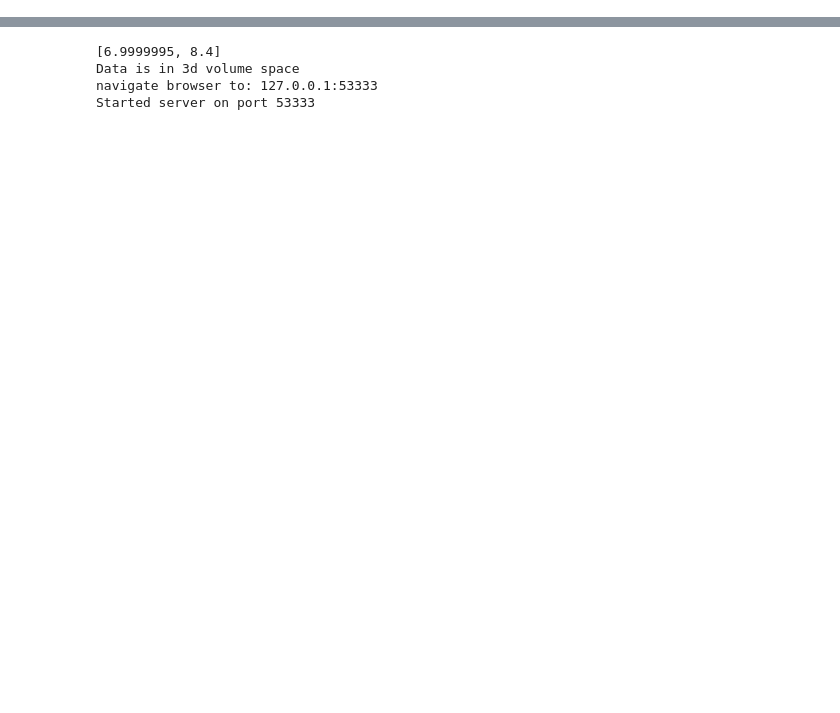
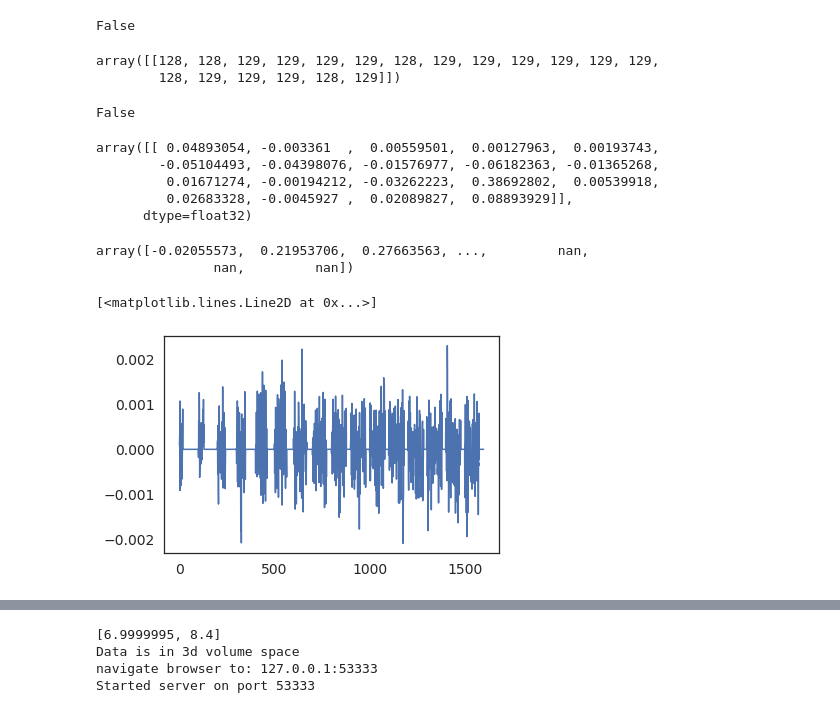
Before and after one commit to mmhenderson/modfit, a Jupyter notebook: notebooks/other_analyses/compare_semantic_discrim.ipynb, the cells around one changed output, grey strips where cells are left out. Cells and saved outputs as stored; diff of their text form; code cells hidden in the pictures; blank space fills up the shorter version.

```diff
--- a/notebooks/other_analyses/compare_semantic_discrim.ipynb
+++ b/notebooks/other_analyses/compare_semantic_discrim.ipynb
@@ -67,0 +111,33 @@ len(np.arange(1,32,2))
+# %%
+np.any(out['best_params'][5][not_bad,0]==128)
+# %% [output]
+False
+# %%
+outlist[1]['best_params'][5][bad,0]
+# %% [output]
+array([[128, 128, 129, 129, 129, 129, 128, 129, 129, 129, 129, 129, 129,
+        128, 129, 129, 129, 128, 129]])
+# %%
+np.any(out['best_params'][5][not_bad,0]==128)
+# %% [output]
+False
+# %%
+out['val_cc'][bad,0]
+# %% [output]
+array([[ 0.04893054, -0.003361  ,  0.00559501,  0.00127963,  0.00193743,
+        -0.05104493, -0.04398076, -0.01576977, -0.06182363, -0.01365268,
+         0.01671274, -0.00194212, -0.03262223,  0.38692802,  0.00539918,
+         0.02683328, -0.0045927 ,  0.02089827,  0.08893929]],
+      dtype=float32)
+# %%
+out['corr_each_feature'][0,:]
+# %% [output]
+array([-0.02055573,  0.21953706,  0.27663563, ...,         nan,
+               nan,         nan])
+# %%
+wts = outlist[5]['best_params'][1][1801,:,0]
+plt.figure();
+plt.plot(wts)
+# %% [output]
+[<matplotlib.lines.Line2D at 0x...>]
+[figure, added]
```
Also changed, not shown: parts of 14 cells of this notebook, 6 other files.
